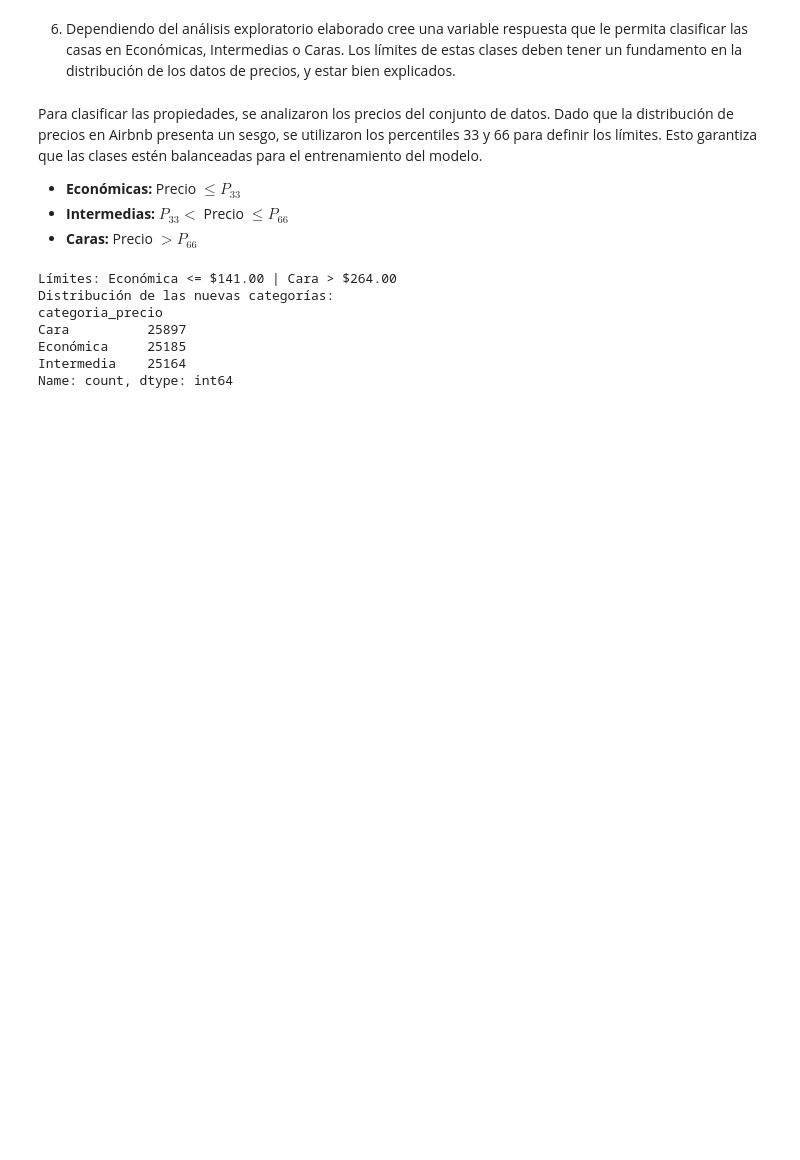
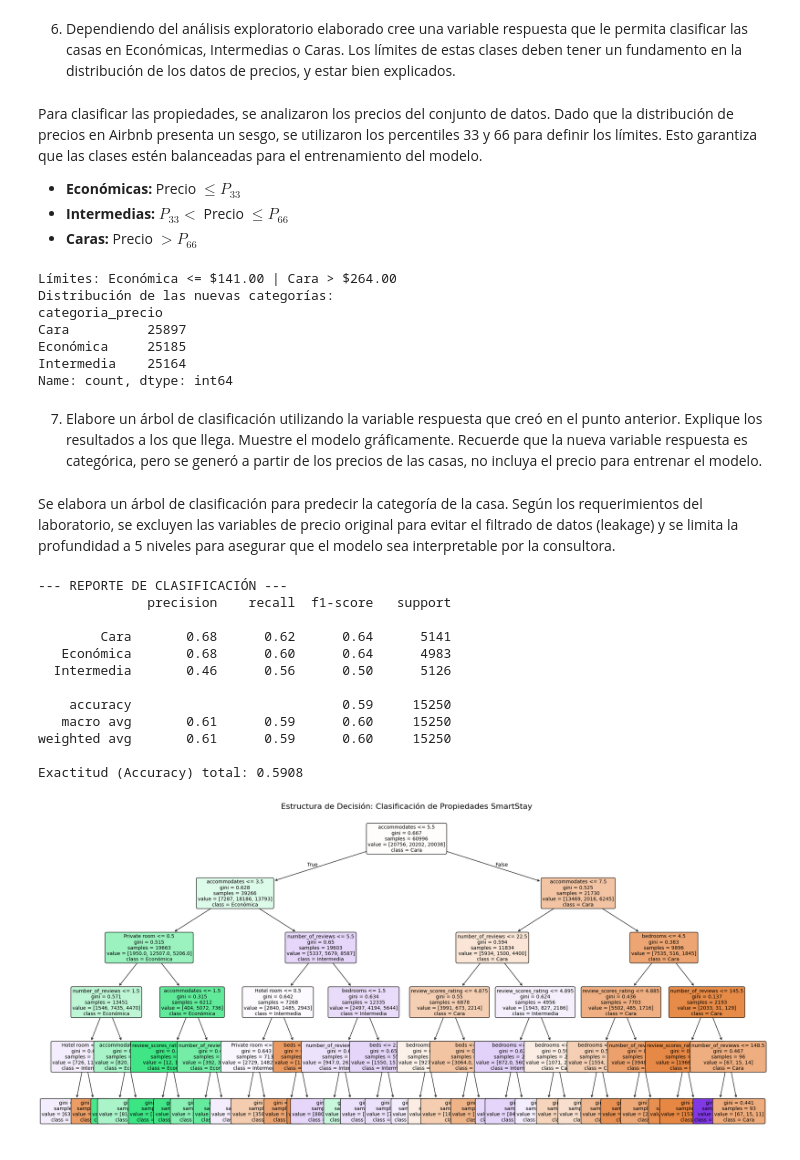
Before and after one commit to yosemm/Laboratorio4_MineriaDatos, a Jupyter notebook: Laboratorio.ipynb, the cells around one changed output. Drawn from its saved outputs; the diff is of its cells as text; code cells hidden in the pictures; blank space fills up the shorter version.

```diff
--- a/Laboratorio.ipynb
+++ b/Laboratorio.ipynb
@@ -285,3 +285,58 @@ Cara          25897
 Económica     25185
 Intermedia    25164
 Name: count, dtype: int64
+# %% [markdown]
+7. Elabore un árbol de clasificación utilizando la variable respuesta que creó en el punto anterior. Explique los resultados a los que llega. Muestre el modelo gráficamente. Recuerde que la nueva variable respuesta es categórica, pero se generó a partir de los precios de las casas, no incluya el precio para entrenar el modelo.
+# %% [markdown]
+Se elabora un árbol de clasificación para predecir la categoría de la casa. Según los requerimientos del laboratorio, se excluyen las variables de precio original para evitar el filtrado de datos (leakage) y se limita la profundidad a 5 niveles para asegurar que el modelo sea interpretable por la consultora.
+# %%
+from sklearn.tree import DecisionTreeClassifier, plot_tree
+from sklearn.model_selection import train_test_split
+from sklearn.metrics import classification_report, accuracy_score
+import matplotlib.pyplot as plt
+
+# 1. IMPORTANTE: Usamos 'X' (las variables numéricas/dummies ya preparadas antes)
+# 'X' ya no tiene URLs ni texto, por eso no dará error.
+X_clas = X.copy()
+y_clas = df_model['categoria_precio']
+
+# 2. División de datos (80% entrenamiento, 20% prueba)
+X_train_c, X_test_c, y_train_c, y_test_c = train_test_split(
+    X_clas, y_clas, test_size=0.2, random_state=42
+)
+
+# 3. Entrenamiento del Árbol de Clasificación (Profundidad 5)
+modelo_clas = DecisionTreeClassifier(max_depth=5, random_state=42, criterion='gini')
+modelo_clas.fit(X_train_c, y_train_c)
+
+# 4. Predicción y Evaluación
+y_pred_c = modelo_clas.predict(X_test_c)
+
+print("--- REPORTE DE CLASIFICACIÓN ---")
+print(classification_report(y_test_c, y_pred_c))
+print(f"Exactitud (Accuracy) total: {accuracy_score(y_test_c, y_pred_c):.4f}")
+
+# 5. Visualización Gráfica
+plt.figure(figsize=(25,12))
+plot_tree(modelo_clas,
+          feature_names=X_clas.columns,
+          class_names=modelo_clas.classes_,
+          filled=True,
+          rounded=True,
+          fontsize=10)
+plt.title("Estructura de Decisión: Clasificación de Propiedades SmartStay", fontsize=16)
+plt.show()
+# %% [output]
+--- REPORTE DE CLASIFICACIÓN ---
+              precision    recall  f1-score   support
+
+        Cara       0.68      0.62      0.64      5141
+   Económica       0.68      0.60      0.64      4983
+  Intermedia       0.46      0.56      0.50      5126
+
+    accuracy                           0.59     15250
+   macro avg       0.61      0.59      0.60     15250
+weighted avg       0.61      0.59      0.60     15250
+
+Exactitud (Accuracy) total: 0.5908
+[figure, added]
```
